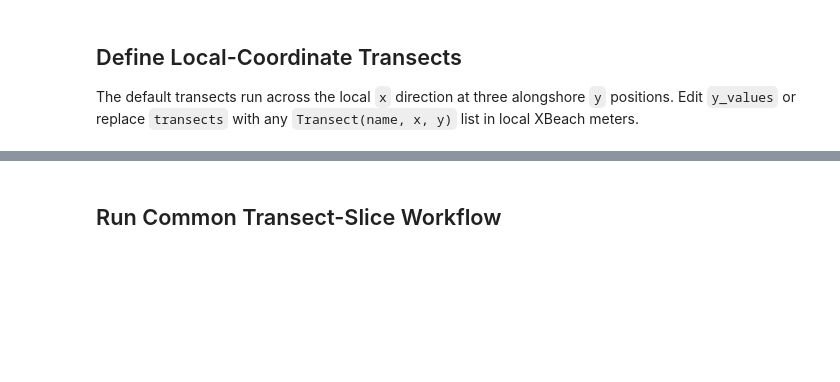
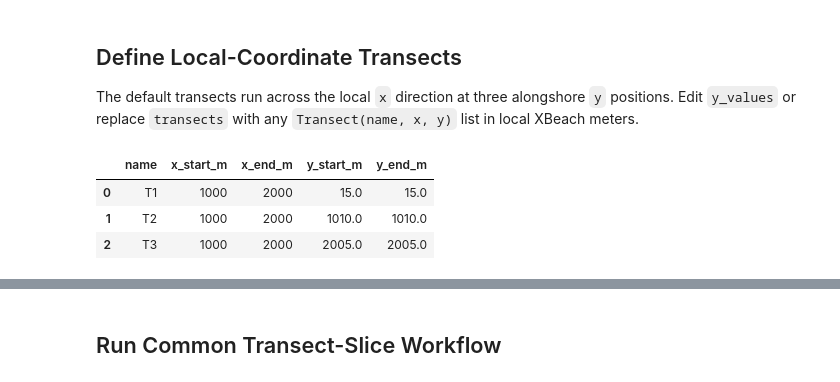
Before and after one commit to sgpearson17/bathy2strat, a Jupyter notebook: code/xbeach_stratigraphic_transects.ipynb, the cells around one changed output, grey strips where cells are left out. Saved outputs shown, nothing was run; the diff lists cells and outputs as text; code cells hidden in the pictures; blank space fills up the shorter version.

```diff
--- a/code/xbeach_stratigraphic_transects.ipynb
+++ b/code/xbeach_stratigraphic_transects.ipynb
@@ -105,25 +116,30 @@ The default transects run across the local `x` direction at three alongshore `y`
 # %%
 x_axis = cube.x[0, :]
 y_axis = cube.y[:, 0]
 x_min = float(np.nanmin(x_axis))
 x_max = float(np.nanmax(x_axis))
 y_values = np.quantile(y_axis, [0.25, 0.50, 0.75])
 
 transects = [
-    Transect(name=f"T{i + 1}", x=np.array([x_min, x_max]), y=np.array([float(y_val), float(y_val)]))
+    Transect(name=f"T{i + 1}", x=np.array([1000, 2000]), y=np.array([float(y_val), float(y_val)]))
     for i, y_val in enumerate(y_values)
 ]
 transect_rows_km = np.array([[tr.x[0], tr.y[0], tr.x[-1], tr.y[-1]] for tr in transects], dtype=float) / 1000.0
 
 pd.DataFrame(
     {
         "name": [tr.name for tr in transects],
         "x_start_m": [tr.x[0] for tr in transects],
         "x_end_m": [tr.x[-1] for tr in transects],
         "y_start_m": [tr.y[0] for tr in transects],
         "y_end_m": [tr.y[-1] for tr in transects],
     }
 )
+# %% [output]
+|  | name | x_start_m | x_end_m | y_start_m | y_end_m |
+| 0 | T1 | 1000 | 2000 | 15.0 | 15.0 |
+| 1 | T2 | 1000 | 2000 | 1010.0 | 1010.0 |
+| 2 | T3 | 1000 | 2000 | 2005.0 | 2005.0 |
 # %%
 plan_path = plot_transect_location_plan_from_transects(
     cube,
```
Also changed, not shown: parts of 5 cells of this notebook.
